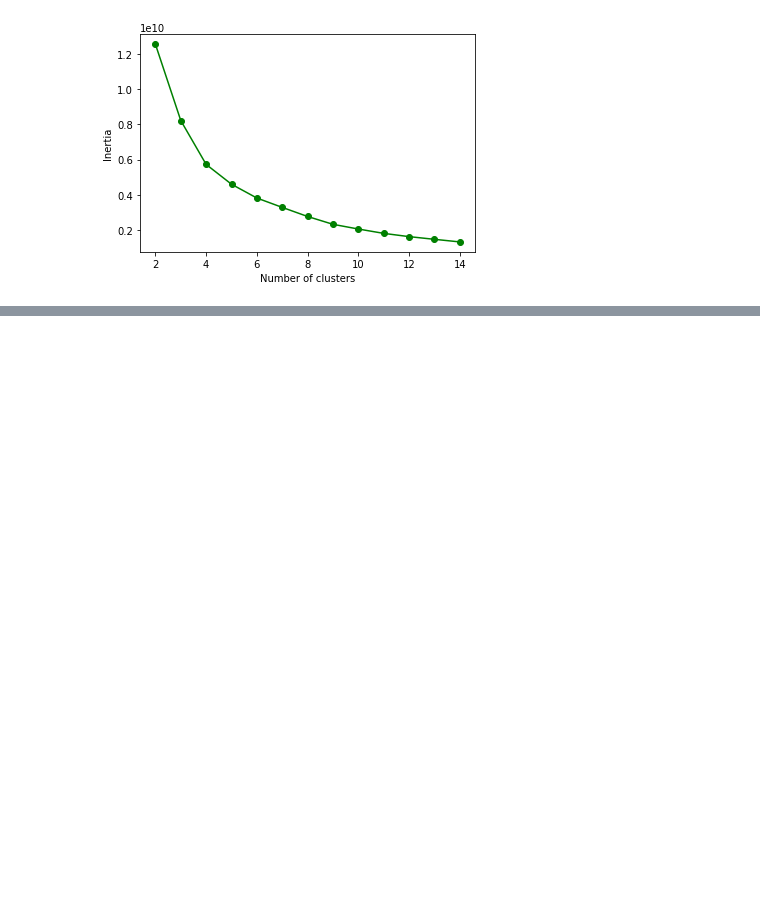
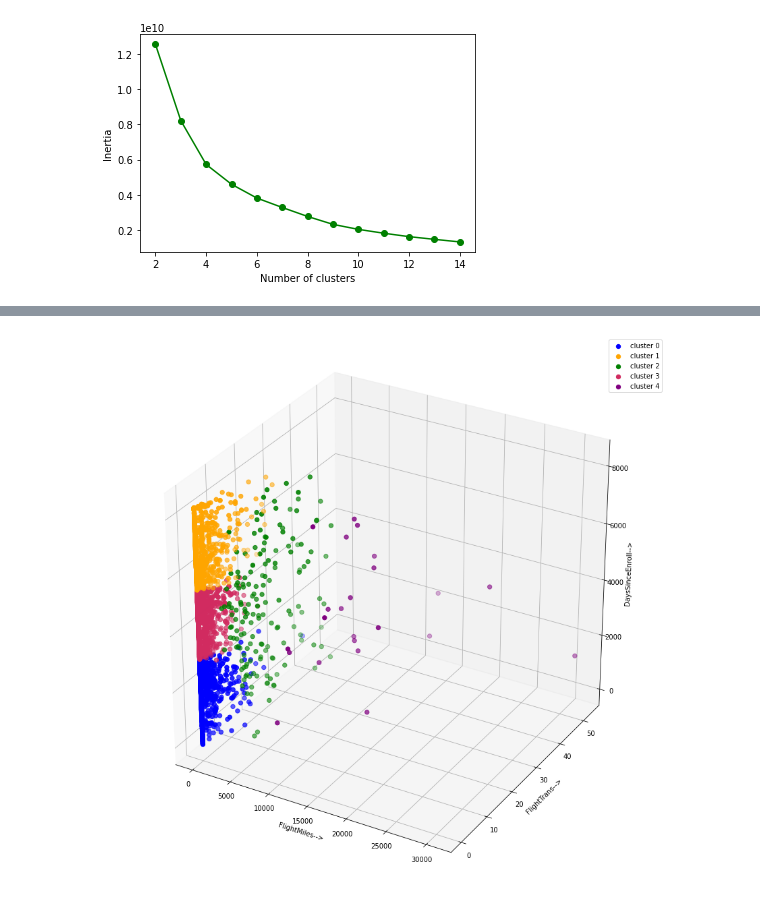
Before and after one commit to ProfKaromo/Data_Science_Codes, a Jupyter notebook: Clustrering.ipynb, the cells around one changed output, grey strips where cells are left out. Drawn from its saved outputs; the diff is of its cells as text; code cells hidden in the pictures; blank space fills up the shorter version.

```diff
--- a/Clustrering.ipynb
+++ b/Clustrering.ipynb
@@ -130,3 +109,21 @@ cluster4
 # %%
 cluster9 = data[data['label']==9]
 cluster9.to_csv('cluster9.csv')
+# %%
+# Visualize the clusters
+# https://justpaste.it/9k47i
+import matplotlib.pyplot as plt
+fig = plt.figure(figsize = (15,15))
+ax = fig.add_subplot(111, projection='3d')
+ax.scatter(X[y_clusters == 0,0],X[y_clusters == 0,1],X[y_clusters == 0,2], s = 40 , color = 'blue', label = "cluster 0")
+ax.scatter(X[y_clusters == 1,0],X[y_clusters == 1,1],X[y_clusters == 1,2], s = 40 , color = 'orange', label = "cluster 1")
+ax.scatter(X[y_clusters == 2,0],X[y_clusters == 2,1],X[y_clusters == 2,2], s = 40 , color = 'green', label = "cluster 2")
+ax.scatter(X[y_clusters == 3,0],X[y_clusters == 3,1],X[y_clusters == 3,2], s = 40 , color = '#D12B60', label = "cluster 3")
+ax.scatter(X[y_clusters == 4,0],X[y_clusters == 4,1],X[y_clusters == 4,2], s = 40 , color = 'purple', label = "cluster 4")
+ax.set_xlabel('FlightMiles-->')
+ax.set_ylabel('FlightTrans-->')
+ax.set_zlabel('DaysSinceEnroll-->')
+ax.legend()
+plt.show()
+# %% [output]
+[figure, added]
```
Also changed, not shown: parts of 4 cells of this notebook.
